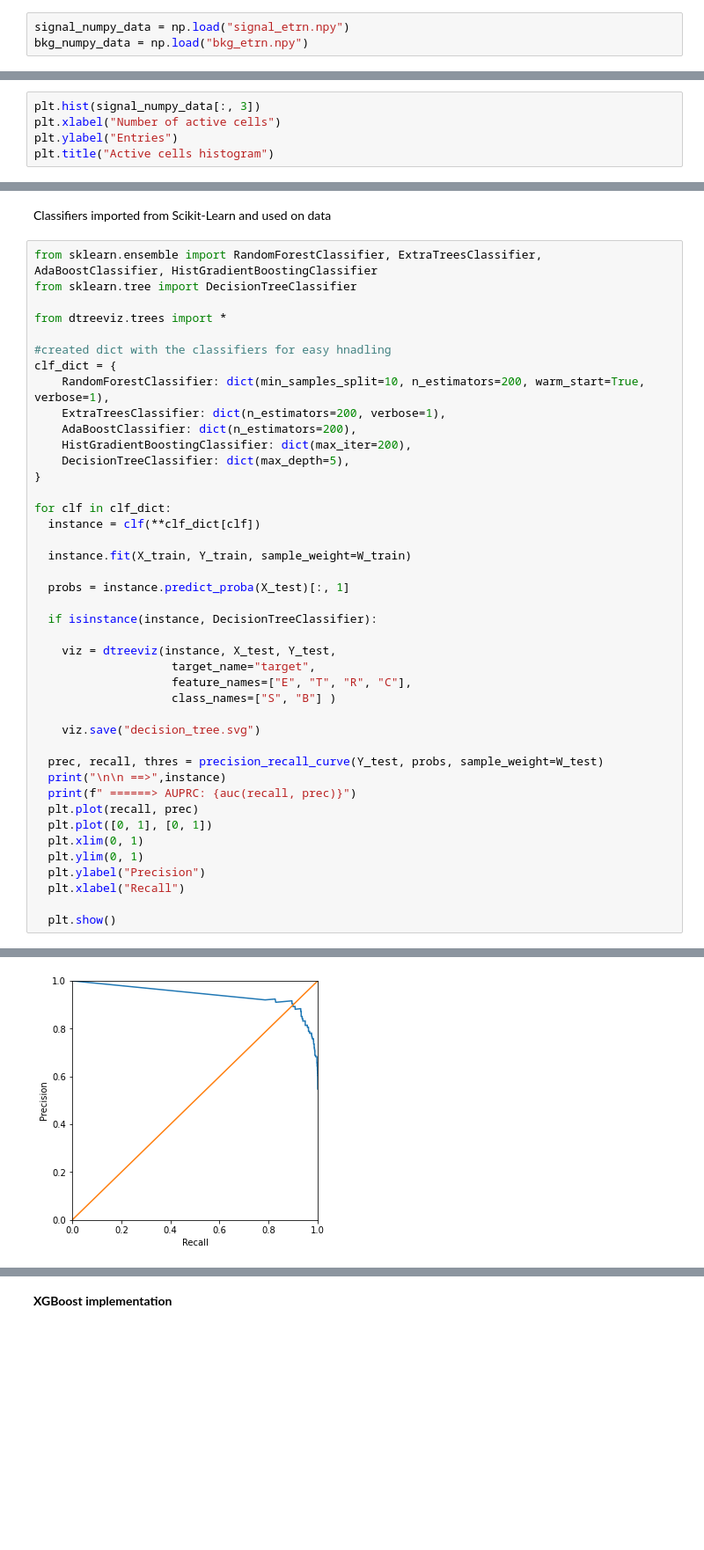
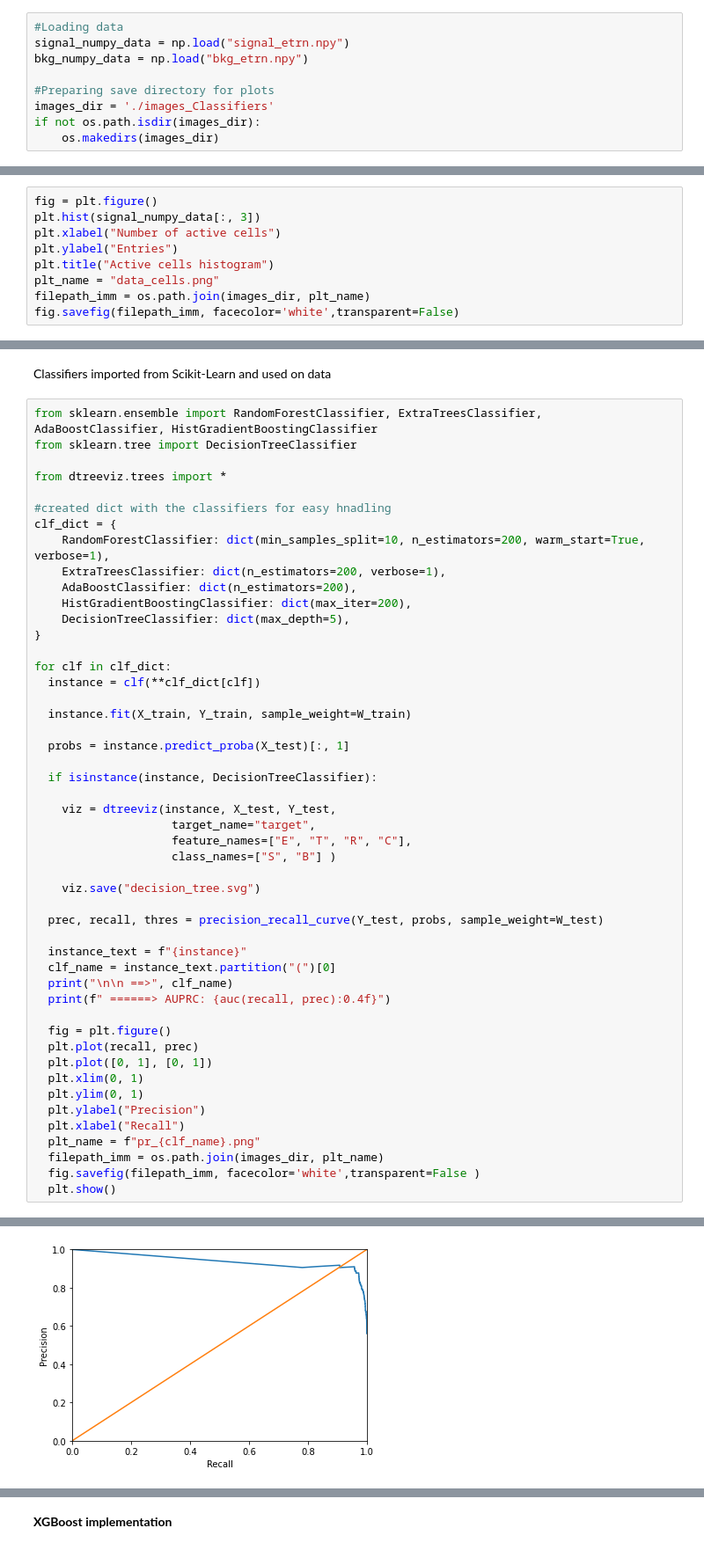
Before and after one commit to elisasanzani/Software_and_Computing_Project, a Jupyter notebook: XGBoost_RadiativeMuonCapture.ipynb, the cells around one changed output, grey strips where cells are left out. Shown at 88% size. Drawn from its saved outputs; the diff is of its cells as text; blank space fills up the shorter version.

Commit message:
Optimized plots

```diff
--- a/XGBoost_RadiativeMuonCapture.ipynb
+++ b/XGBoost_RadiativeMuonCapture.ipynb
@@ -62,6 +62,12 @@ signal_etrn.npy     100%[===================>]   1.26M  --.-KB/s    in 0.06s
 # %% [markdown]
 Data visualization
 # %%
+#Loading data
 signal_numpy_data = np.load("signal_etrn.npy")
 bkg_numpy_data = np.load("bkg_etrn.npy")
+
+#Preparing save directory for plots
+images_dir = './images_Classifiers'
+if not os.path.isdir(images_dir):
+    os.makedirs(images_dir)
 # %%
@@ -90,7 +105,11 @@ Text(0.5, 1.0, 'Radius histogram')
 [figure]
 # %%
+fig = plt.figure()
 plt.hist(signal_numpy_data[:, 3])
 plt.xlabel("Number of active cells")
 plt.ylabel("Entries")
 plt.title("Active cells histogram")
+plt_name = "data_cells.png"
+filepath_imm = os.path.join(images_dir, plt_name)
+fig.savefig(filepath_imm, facecolor='white',transparent=False)
 # %% [output]
@@ -187,15 +205,22 @@ for clf in clf_dict:
     viz.save("decision_tree.svg")
 
   prec, recall, thres = precision_recall_curve(Y_test, probs, sample_weight=W_test)
-  print("\n\n ==>",instance)
-  print(f" ======> AUPRC: {auc(recall, prec)}")
+
+  instance_text = f"{instance}"
+  clf_name = instance_text.partition("(")[0]
+  print("\n\n ==>", clf_name)
+  print(f" ======> AUPRC: {auc(recall, prec):0.4f}")
+
+  fig = plt.figure()
   plt.plot(recall, prec)
   plt.plot([0, 1], [0, 1])
   plt.xlim(0, 1)
   plt.ylim(0, 1)
   plt.ylabel("Precision")
   plt.xlabel("Recall")
-
+  plt_name = f"pr_{clf_name}.png"
+  filepath_imm = os.path.join(images_dir, plt_name)
+  fig.savefig(filepath_imm, facecolor='white',transparent=False )
   plt.show()
 # %% [output]
 [Parallel(n_jobs=1)]: Using backend SequentialBackend with 1 concurrent workers.
@@ -208,2 +232,2 @@ for clf in clf_dict:
-[figure, old version]
+[figure, new version]
 [Parallel(n_jobs=1)]: Using backend SequentialBackend with 1 concurrent workers.
```
Also changed, not shown: parts of 13 cells of this notebook.
